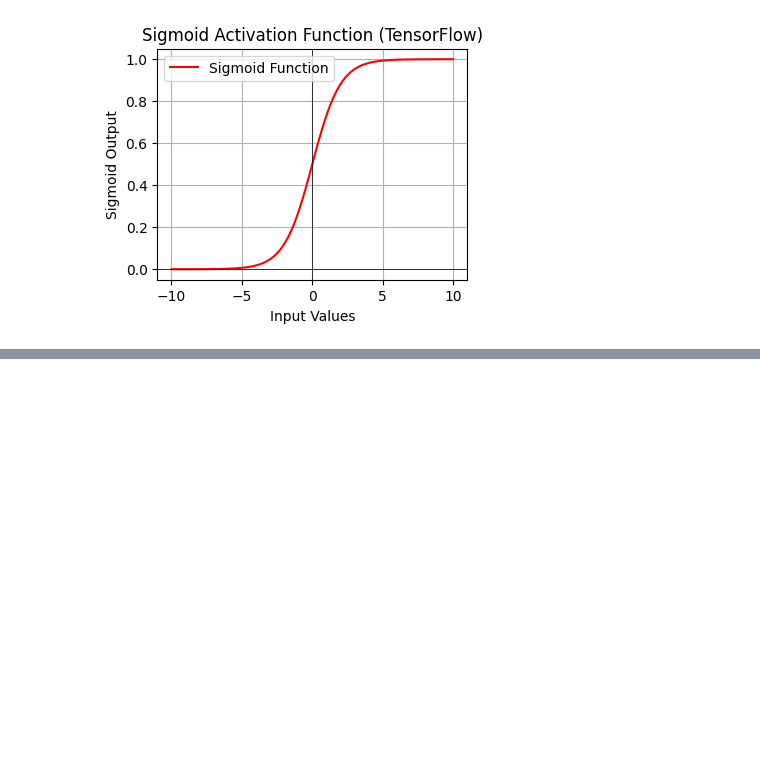
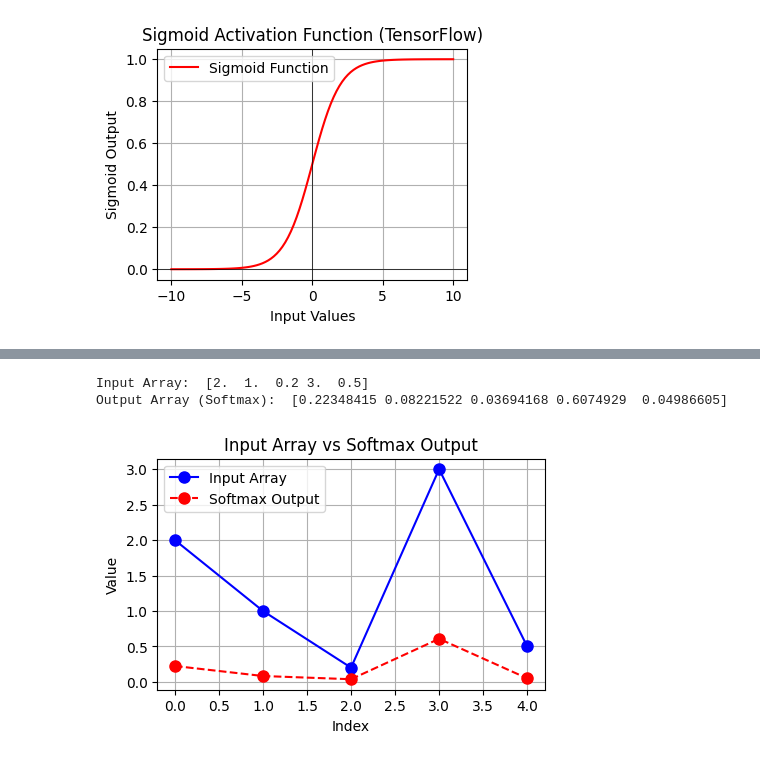
Before and after one commit to AtharSayed/DPL, a Jupyter notebook: practice/prac.ipynb, the cells around one changed output, grey strips where cells are left out. Drawn from its saved outputs; the diff is of its cells as text; code cells hidden in the pictures; blank space fills up the shorter version.

```diff
--- a/practice/prac.ipynb
+++ b/practice/prac.ipynb
@@ -47,0 +86,37 @@ Sigmoid Output Values (TensorFlow): [4.5397868e-05 6.6928510e-03 2.6894143e-01 5
+# %%
+import numpy as np
+import matplotlib.pyplot as plt
+
+# Function to apply Softmax activation
+def softmax(input_array):
+    exp_values = np.exp(input_array - np.max(input_array))  # Subtract max to prevent overflow
+    return exp_values / np.sum(exp_values)
+
+# Demo array
+input_array = np.array([2.0, 1.0, 0.2, 3.0, 0.5])
+
+# Applying Softmax
+output_array = softmax(input_array)
+
+# Display the result
+print("Input Array: ", input_array)
+print("Output Array (Softmax): ", output_array)
+
+# Plotting the input and output arrays
+plt.figure(figsize=(5, 3))
+plt.plot(input_array, label='Input Array', marker='o', color='b', linestyle='-', markersize=8)
+plt.plot(output_array, label='Softmax Output', marker='o', color='r', linestyle='--', markersize=8)
+
+# Adding labels and title
+plt.title('Input Array vs Softmax Output')
+plt.xlabel('Index')
+plt.ylabel('Value')
+plt.legend()
+
+# Display the plot
+plt.grid(True)
+plt.show()
+# %% [output]
+Input Array:  [2.  1.  0.2 3.  0.5]
+Output Array (Softmax):  [0.22348415 0.08221522 0.03694168 0.6074929  0.04986605]
+[figure, added]
```
Also changed, not shown: parts of 2 cells of this notebook.
